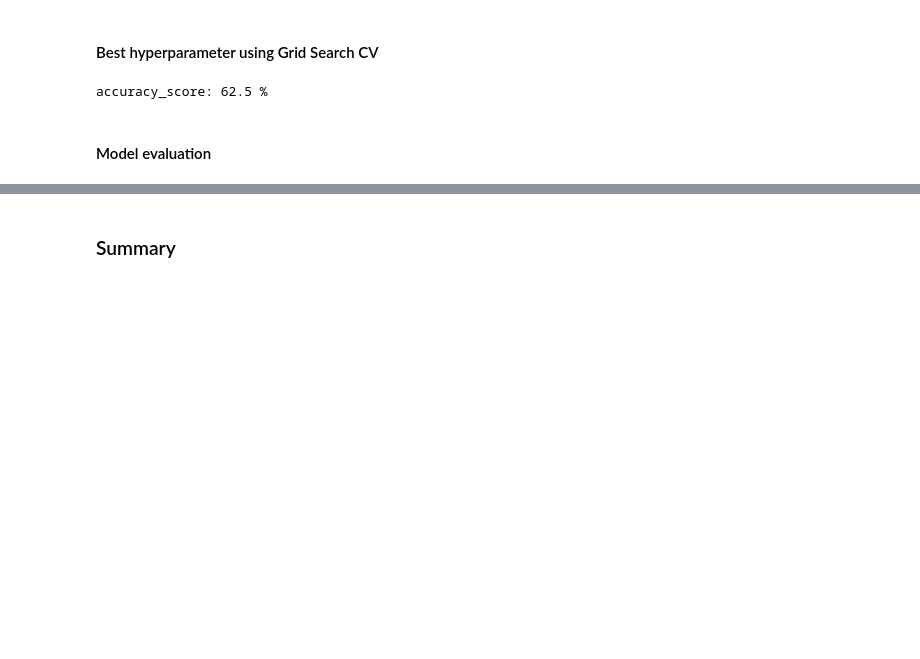
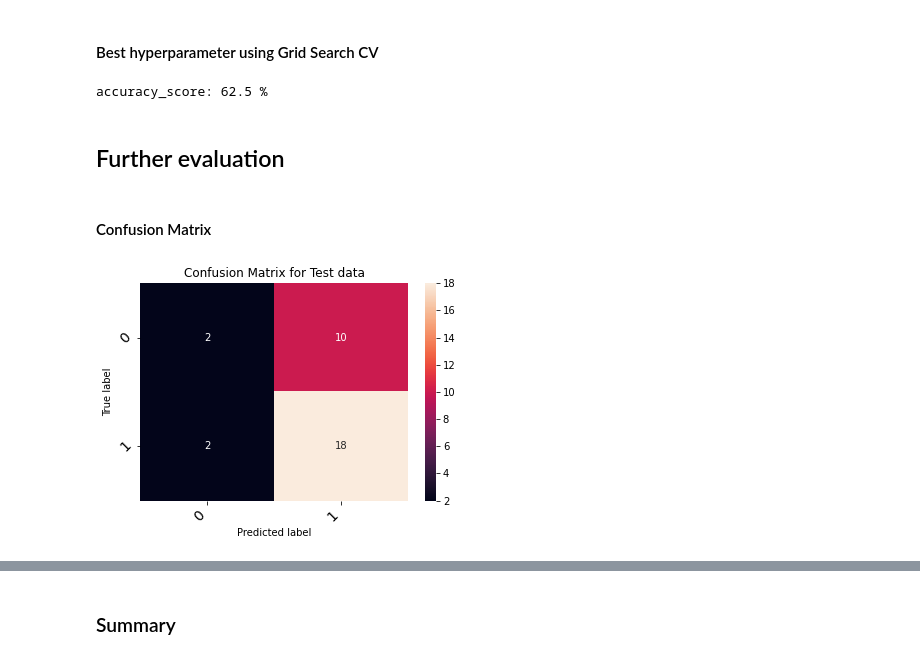
Before and after one commit to Jayplect/Customers-satisfaction, a Jupyter notebook: happiness_survey.ipynb, the cells around one changed output, grey strips where cells are left out. Drawn from its saved outputs; the diff is of its cells as text; code cells hidden in the pictures; blank space fills up the shorter version.

Commit message:
added further model evaluation methods

```diff
--- a/happiness_survey.ipynb
+++ b/happiness_survey.ipynb
@@ -530,7 +530,7 @@ Fitting 5 folds for each of 12960 candidates, totalling 64800 fits
 sdg_tuned_gridCV =linear_model.SGDClassifier(
                                         # max_iter=200,
                                         tol=0.001,
-                                        # random_state=1,
+                                        random_state=50,
                                         alpha= 0.01,
                                         eta0= 1,
                                         learning_rate= 'invscaling',
@@ -549,4 +549,26 @@ print(f"accuracy_score: {round(acc_sdg_tuned_gridCV,2,)} %")
 # %% [output]
 accuracy_score: 62.5 %
 # %% [markdown]
-#### Model evaluation
+## Further evaluation
+# %% [markdown]
+#### Confusion Matrix
+# %%
+# Function to plot heatmap of confusion matrix
+def plot_conf_matrix (conf_matrix, dtype):
+    class_names = [0,1]
+    fontsize=14
+    df_conf_matrix = pd.DataFrame(
+            conf_matrix, index=class_names, columns=class_names,
+        )
+    fig = plt.figure()
+    heatmap = sns.heatmap(df_conf_matrix, annot=True, fmt="d")
+    heatmap.yaxis.set_ticklabels(heatmap.yaxis.get_ticklabels(), rotation=45, ha='right', fontsize=fontsize)
+    heatmap.xaxis.set_ticklabels(heatmap.xaxis.get_ticklabels(), rotation=45, ha='right', fontsize=fontsize)
+    plt.ylabel('True label')
+    plt.xlabel('Predicted label')
+    plt.title('Confusion Matrix for {0}'.format(dtype))
+# %%
+# test data
+plot_conf_matrix(confusion_matrix(y_test, sdg_tuned_gridCV.predict(X_test)), "Test data")
+# %% [output]
+[figure, added]
```
Also changed, not shown: parts of 6 cells of this notebook.
